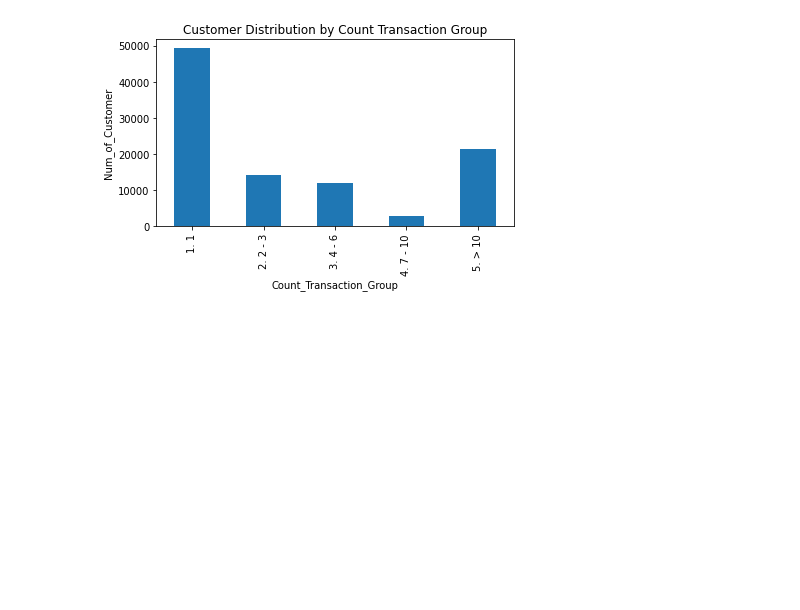
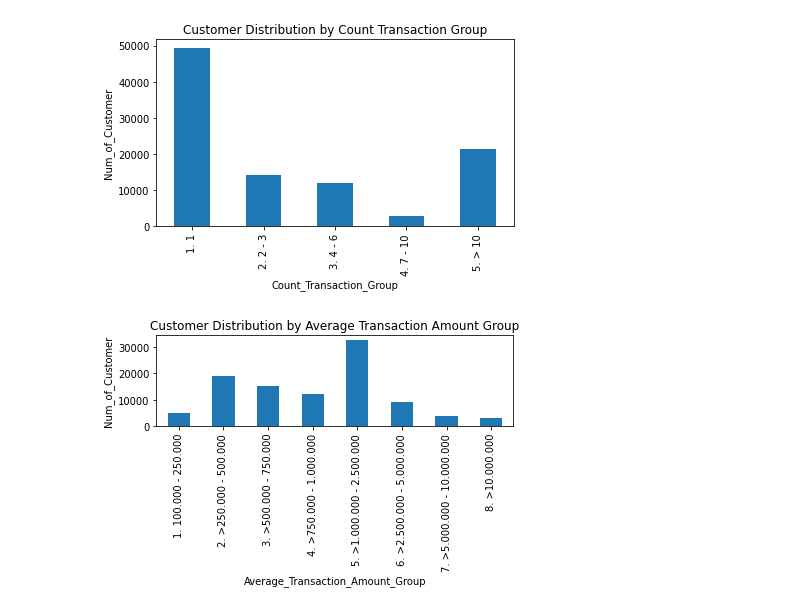
Before and after one commit to ryanrizkyf/DA-Project-BusinessDecisionResearch, a Jupyter notebook: Project_BDR.ipynb, the cells around one changed output. Cells and saved outputs as stored; diff of their text form; code cells hidden in the pictures; blank space fills up the shorter version.

```diff
--- a/Project_BDR.ipynb
+++ b/Project_BDR.ipynb
@@ -251,3 +251,51 @@ plt.tight_layout()
 plt.show()
 # %% [output]
 [figure]
+# %%
+# Distribusi kategorisasi average transaction amount
+# Selanjutnya, akan melakukan visualisasi dari distribusi kategorisasi average transaction amount. Kategorisasi ini dilakukan dengan mengelompokkan rata-rata besar transaksi seperti berikut :
+
+# Rentang Rata-Rata Besar Transaksi : Kategori
+# 100.000 s/d 200.000       :   1. 100.000 - 250.000
+# >250.000 s/d 500.000      :   2. >250.000 - 500.000
+# >500.000 s/d 750.000      :   3. >500.000 - 750.000
+# >750.000 s/d 1.000.000    :   4. >750.000 - 1.000.000
+# >1.000.000 s/d 2.500.000  :   5. >1.000.000 - 2.500.000
+# >2.500.000 s/d 5.000.000  :   6. >2.500.000 - 5.000.000
+# >5.000.000 s/d 10.000.000 :   7. >5.000.000 - 10.000.000
+# >10.000.000               :   8. >10.000.000
+
+# Setelah ditambahkan kolom baru untuk kategori ini dengan nama Average_Transaction_Amount_Group, maka visualisasikanlah dengan bar chart.
+import matplotlib.pyplot as plt
+
+plt.clf()
+# Kategorisasi rata-rata besar transaksi
+def f(row):
+    if (row['Average_Transaction_Amount'] >= 100000  and row['Average_Transaction_Amount'] <=200000):
+        val ='1. 100.000 - 250.000'
+    elif (row['Average_Transaction_Amount'] > 250000  and row['Average_Transaction_Amount'] <=500000):
+        val ='2. >250.000 - 500.000'
+    elif (row['Average_Transaction_Amount'] > 500000  and row['Average_Transaction_Amount'] <=750000):
+        val = '3. >500.000 - 750.000'
+    elif (row['Average_Transaction_Amount'] > 750000  and row['Average_Transaction_Amount'] <=1000000):
+        val = '4. >750.000 - 1.000.000'
+    elif (row['Average_Transaction_Amount'] > 1000000  and row['Average_Transaction_Amount'] <=2500000):
+        val = '5. >1.000.000 - 2.500.000'
+    elif (row['Average_Transaction_Amount'] > 2500000  and row['Average_Transaction_Amount'] <=5000000):
+        val = '6. >2.500.000 - 5.000.000'
+    elif (row['Average_Transaction_Amount'] > 5000000  and row['Average_Transaction_Amount'] <=10000000):
+        val = '7. >5.000.000 - 10.000.000'
+    else:
+        val = '8. >10.000.000'
+    return val
+# Tambahkan kolom baru
+df['Average_Transaction_Amount_Group'] = df.apply(f, axis=1)
+
+df_year = df.groupby(['Average_Transaction_Amount_Group'])['Customer_ID'].count()
+df_year.plot(x='Average_Transaction_Amount_Group', y='Customer_ID', kind='bar', title='Customer Distribution by Average Transaction Amount Group')
+plt.xlabel('Average_Transaction_Amount_Group')
+plt.ylabel('Num_of_Customer')
+plt.tight_layout()
+plt.show()
+# %% [output]
+[figure, added]
```
